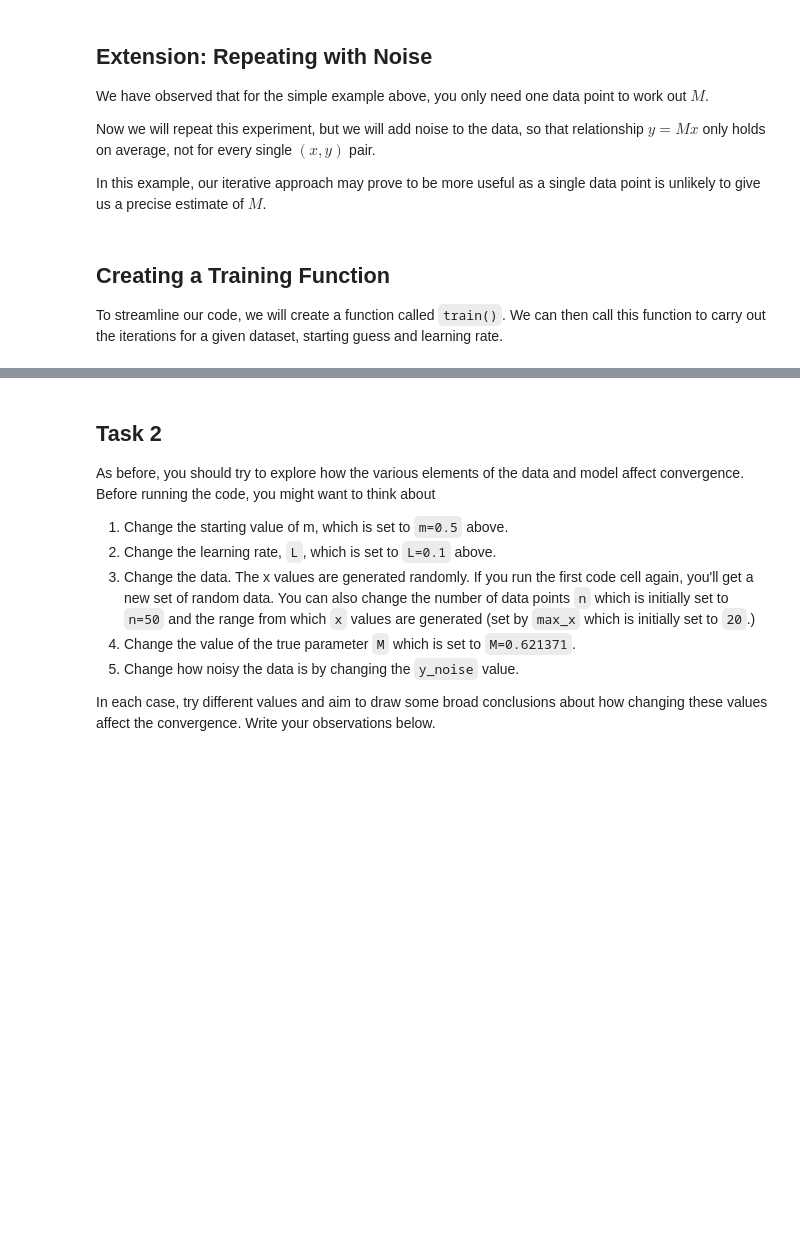
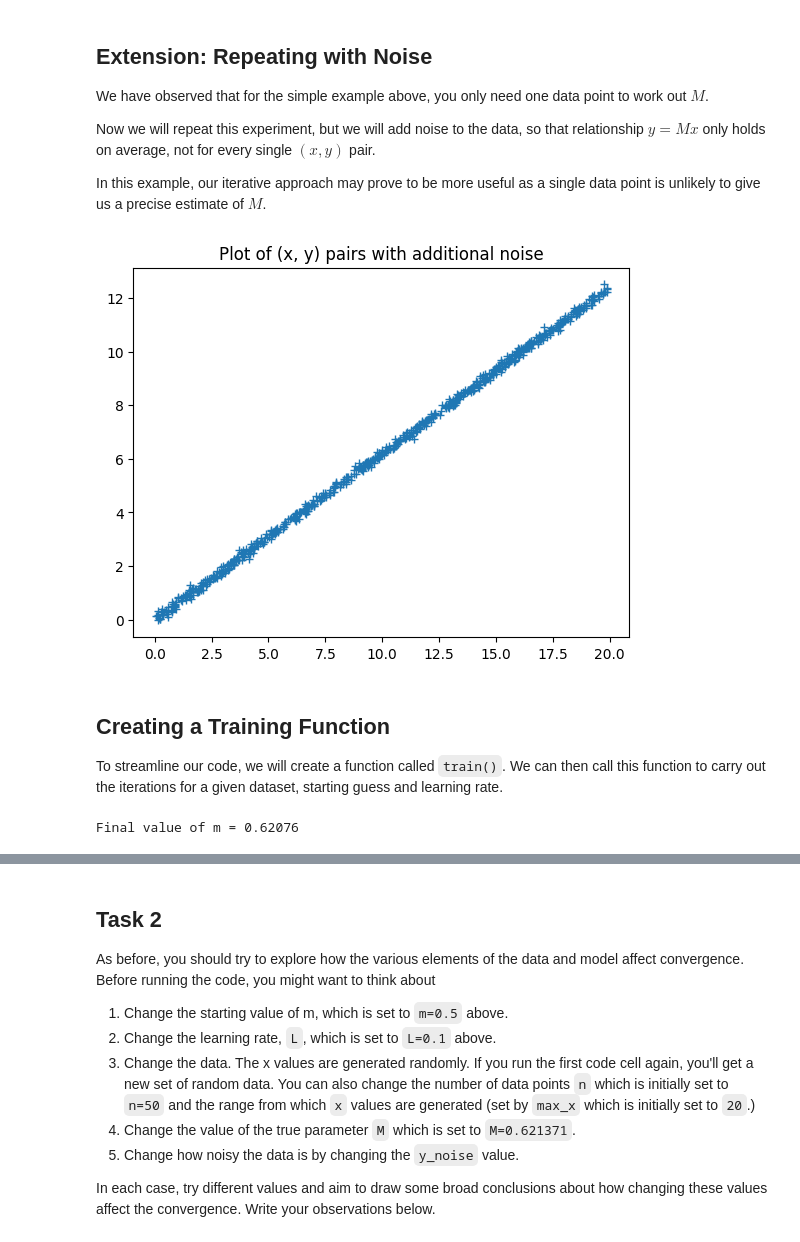
Before and after one commit to guyfrancis/dat1001, a Jupyter notebook: ML_Example1.ipynb, the cells around one changed output, grey strips where cells are left out. Saved outputs shown, nothing was run; the diff lists cells and outputs as text; code cells hidden in the pictures; blank space fills up the shorter version.

```diff
--- a/ML_Example1.ipynb
+++ b/ML_Example1.ipynb
@@ -115,23 +139,25 @@ In this example, our iterative approach may prove to be more useful as a single
 # %%
 # This is the 'hidden' parameter that the model does not know
 M = 0.621371
 
 # We generate some points (x, y) that follow the relationship y=Mx, on average, but with additional noise in each single (x, y) pair
-n = 50
+n = 700
 max_x = 20
 
 rng = np.random.default_rng()
 x_vals = rng.uniform(0, max_x, size = n)
 
 # We use a normal distribution to add some noise to the y values.
 # The y_noise variable sets the variance for the normal distribution - increasing this will cause the data to be more spread out.
-y_noise = 0.3
+y_noise = 0.1
 y_vals = M*x_vals + rng.normal(0, y_noise, size=n)
 
 # The plot should show that the values are now spread out and not on a single line.
 plt.plot(x_vals, y_vals, '+')
 plt.title("Plot of (x, y) pairs with additional noise")
 plt.show()
+# %% [output]
+[figure, added]
 # %% [markdown]
 ## Creating a Training Function
 
@@ -156,8 +182,10 @@ def train(m, L, x_vals, y_vals):
     return m, m_vals, errors
 # %%
 # Now we call our train() function with initial values and training data
-m, m_vals, errors = train(1, 0.01, x_vals, y_vals)
+m, m_vals, errors = train(1, 0.001, x_vals, y_vals)
 print(f"Final value of m = {m:.5f}")
+# %% [output]
+Final value of m = 0.62076
 # %%
 # Plot the m values to visualize convergence
 plt.plot(m_vals)
```
Also changed, not shown: parts of 5 cells of this notebook, 2 other files.
